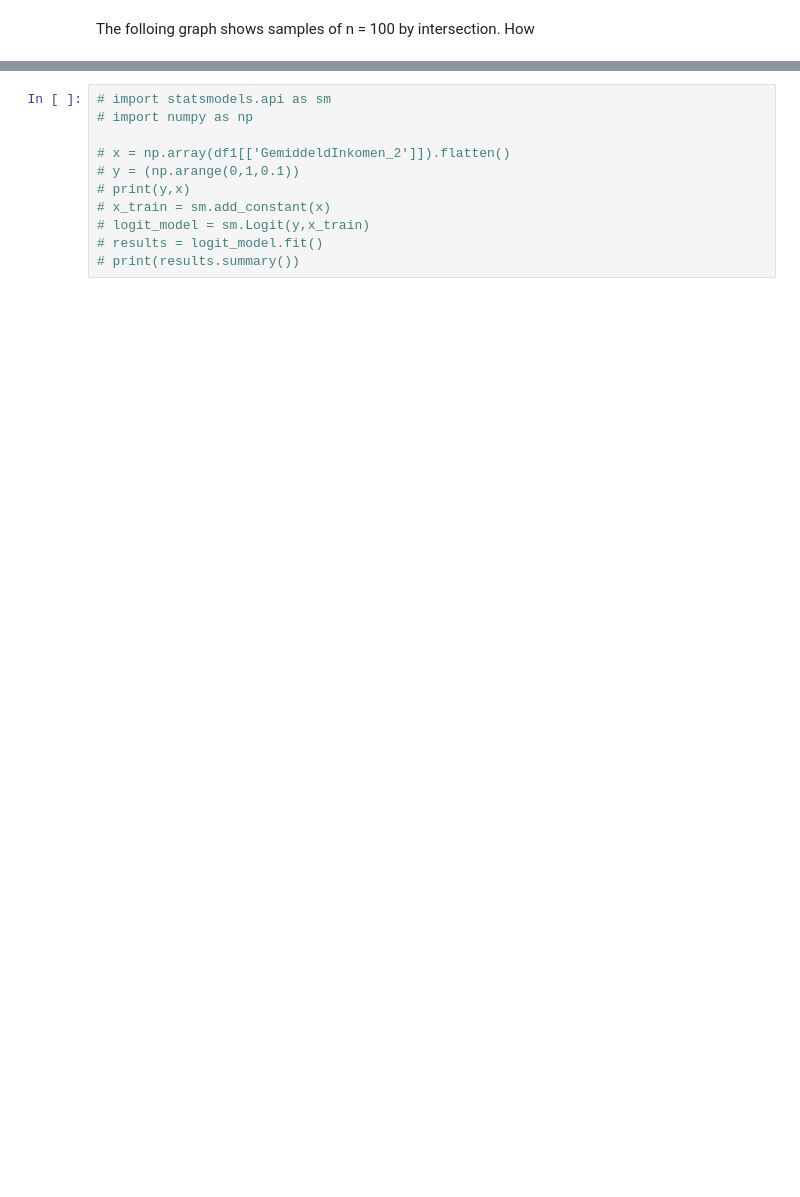
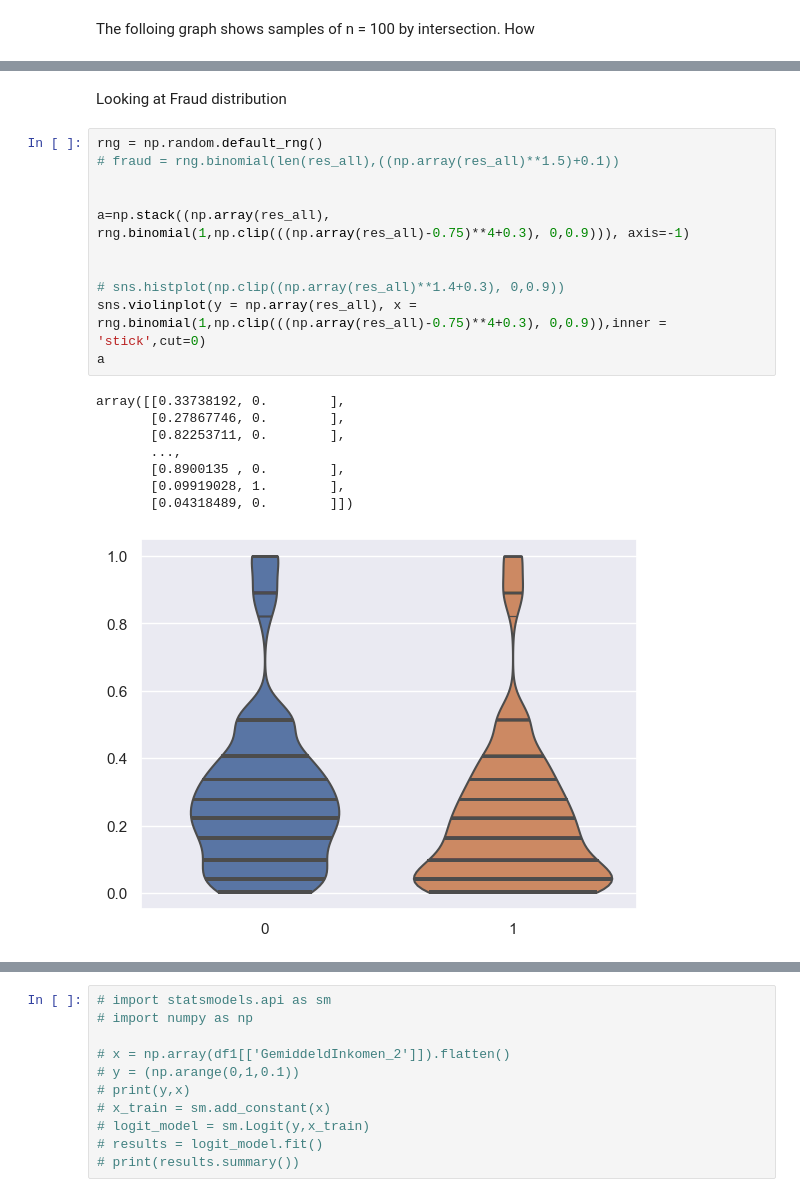
Before and after one commit to Le-Ty/abm_dm_impact, a Jupyter notebook: basic/notebooks/distributions.ipynb, the cells around one changed output, grey strips where cells are left out. Cells and saved outputs as stored; diff of their text form; blank space fills up the shorter version.

```diff
--- a/basic/notebooks/distributions.ipynb
+++ b/basic/notebooks/distributions.ipynb
@@ -218,0 +229,22 @@ plt.show()
+# %% [markdown]
+Looking at Fraud distribution
+# %%
+rng = np.random.default_rng()
+# fraud = rng.binomial(len(res_all),((np.array(res_all)**1.5)+0.1))
+
+
+a=np.stack((np.array(res_all), rng.binomial(1,np.clip(((np.array(res_all)-0.75)**4+0.3), 0,0.9))), axis=-1)
+
+
+# sns.histplot(np.clip((np.array(res_all)**1.4+0.3), 0,0.9))
+sns.violinplot(y = np.array(res_all), x = rng.binomial(1,np.clip(((np.array(res_all)-0.75)**4+0.3), 0,0.9)),inner = 'stick',cut=0)
+a
+# %% [output]
+array([[0.33738192, 0.        ],
+       [0.27867746, 0.        ],
+       [0.82253711, 0.        ],
+       ...,
+       [0.8900135 , 0.        ],
+       [0.09919028, 1.        ],
+       [0.04318489, 0.        ]])
+[figure, added]
```
Also changed, not shown: parts of 5 cells of this notebook, 2 other files.
